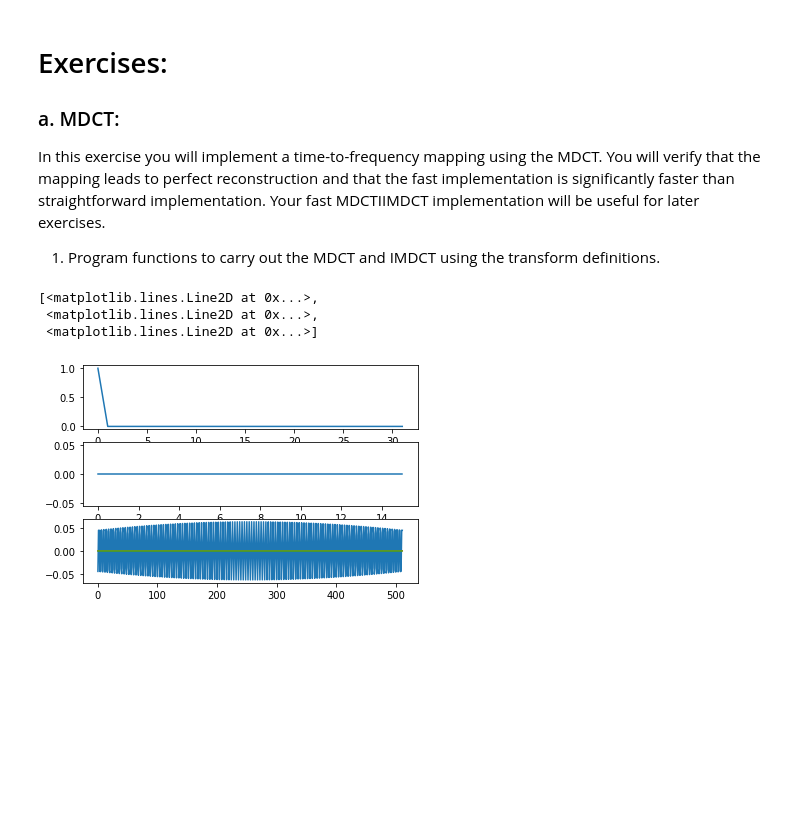
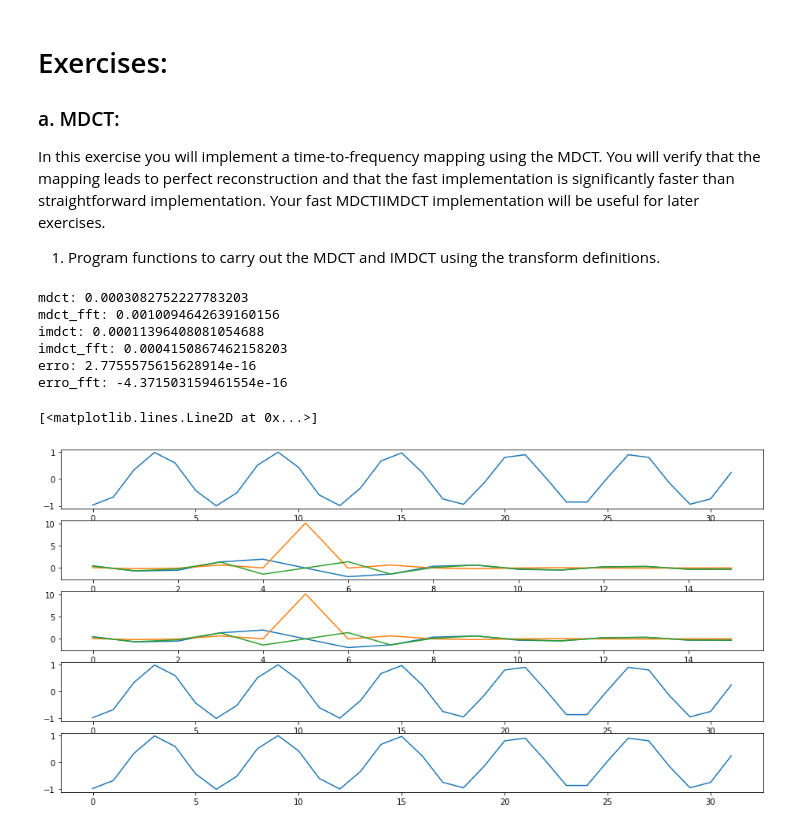
Before and after one commit to guedes-joaofelipe/CPE793-topics-in-audio-codification, a Jupyter notebook: exercises/chap05/exercises.ipynb, the cells around one changed output. Cells and saved outputs as stored; diff of their text form; code cells hidden in the pictures; blank space fills up the shorter version.

```diff
--- a/exercises/chap05/exercises.ipynb
+++ b/exercises/chap05/exercises.ipynb
@@ -81,19 +91,0 @@ class MDCT():
-# %%
-X = [1,1,1,1]
-# vanilla = imdct_vanilla(X)
-# naive = imdct_naive(X)
-# print(vanilla)
-# print(naive)
-
-x = np.zeros()
-x[0] = 1
-fig, ax = plt.subplots(nrows = 3, ncols = 1)
-ax[0].plot(x)
-X = mdct_naive(x, window=np.hanning(32))
-ax[1].plot(X)
-ax[2].plot(mdct.mdct(x))
-# %% [output]
-[<matplotlib.lines.Line2D at 0x...>,
- <matplotlib.lines.Line2D at 0x...>,
- <matplotlib.lines.Line2D at 0x...>]
-[figure, removed]
@@ -115,0 +92,60 @@ def imdct():
+# %%
+def sine_window(N):
+    M = N//2
+    w = np.zeros((N,1))
+
+    for n in range(N-M):
+        w[n] = np.sin((np.pi/2)*(n+1/2)/(N-M))
+
+    for n in range(N-M,M):
+        w[n] = 1
+
+    for n in range(M,N):
+        w[n] = np.sin((np.pi/2)*(N - n - 1/2)/(N-M))
+
+    return w.reshape(-1)
+# %%
+N = 32
+k = 5
+n_0 = ((N/2) + 1)/2
+x = np.cos((2*np.pi/N)*(np.arange(N) + n_0)*(k+1/2))
+# %%
+my_mdct = MDCT(N, sine_window(N))
+
+mdct_start = time.time()
+X = my_mdct.mdct(x)
+mdct_end = time.time()
+print(f'mdct: {mdct_end - mdct_start}')
+
+mdct_fft_start = time.time()
+X_fft = my_mdct.mdct_via_fft(x)
+mdct_fft_end = time.time()
+print(f'mdct_fft: {mdct_fft_end - mdct_fft_start}')
+
+imdct_start = time.time()
+x_hat = my_mdct.imdct(X)
+imdct_end = time.time()
+print(f'imdct: {imdct_end - imdct_start}')
+
+imdct_fft_start = time.time()
+x_hat_fft = my_mdct.imdct_via_ifft(X_fft)
+imdct_fft_end = time.time()
+print(f'imdct_fft: {imdct_fft_end - imdct_fft_start}')
+
+print(f'erro: {(x - x_hat).sum()}')
+print(f'erro_fft: {(x - x_hat_fft).sum()}')
+fig, ax = plt.subplots(nrows = 5, ncols = 1, figsize=(16, 8))
+ax[0].plot(x)
+ax[1].plot(X)
+ax[2].plot(X_fft)
+ax[3].plot(x_hat)
+ax[4].plot(x_hat_fft)
+# %% [output]
+mdct: 0.0003082752227783203
+mdct_fft: 0.0010094642639160156
+imdct: 0.00011396408081054688
+imdct_fft: 0.0004150867462158203
+erro: 2.7755575615628914e-16
+erro_fft: -4.371503159461554e-16
+[<matplotlib.lines.Line2D at 0x...>]
+[figure, added]
```
Also changed, not shown: parts of 5 cells of this notebook.
